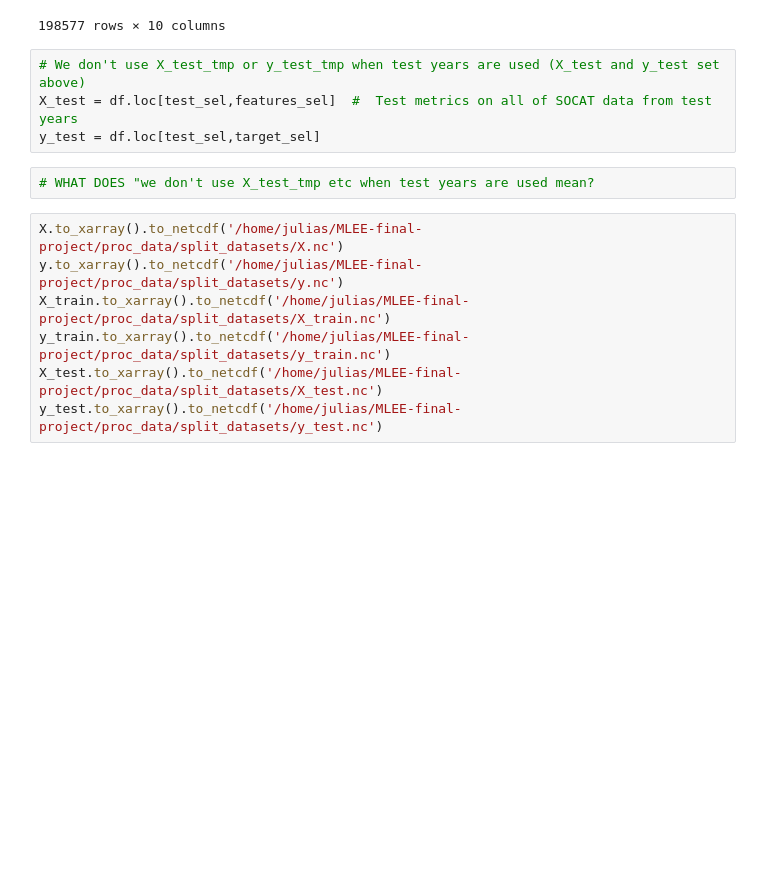
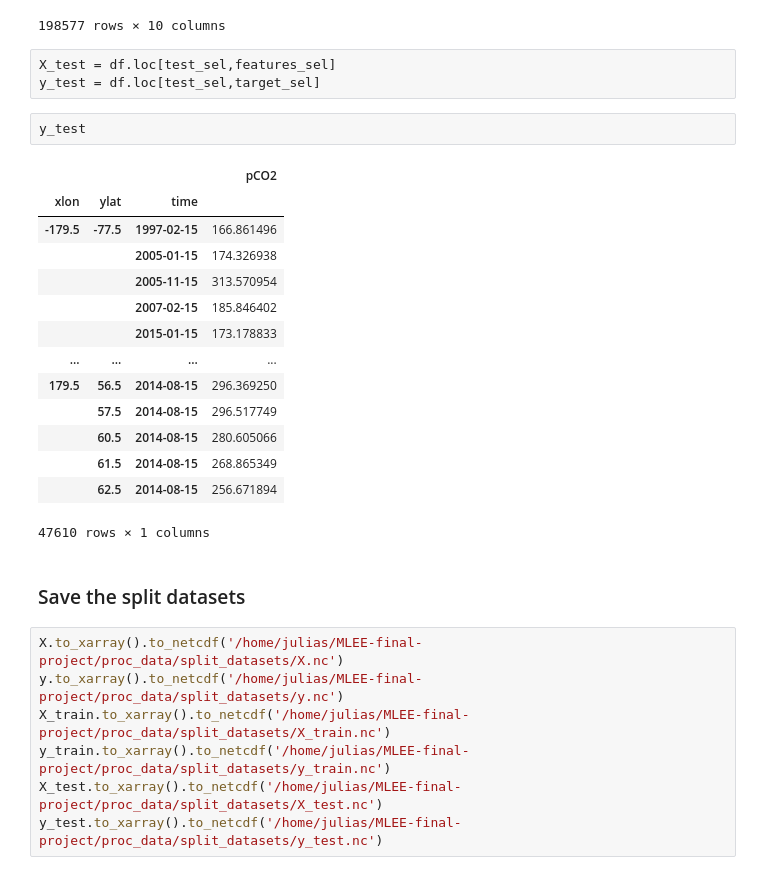
Before and after one commit to juliasimpson97/MLEE-final-project, a Jupyter notebook: proc_data/processed_data_split.ipynb, the cells around one changed output. Drawn from its saved outputs; the diff is of its cells as text; blank space fills up the shorter version.

Commit message:
cleaned up data split

```diff
--- a/proc_data/processed_data_split.ipynb
+++ b/proc_data/processed_data_split.ipynb
@@ -388,12 +301,28 @@ X_train
 |  | 59.5 | 1999-09-15 | 32.294956 | 8.800208 | 20.283894 | 0.448896 | 368.289978 | -0.267814 | -0.963471 | 0.861629 | 0.004429 | ... |
 |  | 62.5 | 2010-09-15 | 32.110329 | 7.941793 | 11.719041 | 4.770635 | 390.760529 | -0.267814 | -0.963471 | 0.887011 | 0.004029 | ... |
 198577 rows × 10 columns
-# %%
-# We don't use X_test_tmp or y_test_tmp when test years are used (X_test and y_test set above)
-X_test = df.loc[test_sel,features_sel]  #  Test metrics on all of SOCAT data from test years
-y_test = df.loc[test_sel,target_sel]
-# %%
-# WHAT DOES "we don't use X_test_tmp etc when test years are used mean?
+# %%
+X_test = df.loc[test_sel,features_sel]
+y_test = df.loc[test_sel,target_sel]
+# %%
+y_test
+# %% [output]
+|  |  |  | pCO2 |
+| xlon | ylat | time |  |
+| -179.5 | -77.5 | 1997-02-15 | 166.861496 |
+|  |  | 2005-01-15 | 174.326938 |
+|  |  | 2005-11-15 | 313.570954 |
+|  |  | 2007-02-15 | 185.846402 |
+|  |  | 2015-01-15 | 173.178833 |
+| ... | ... | ... | ... |
+| 179.5 | 56.5 | 2014-08-15 | 296.369250 |
+|  | 57.5 | 2014-08-15 | 296.517749 |
+|  | 60.5 | 2014-08-15 | 280.605066 |
+|  | 61.5 | 2014-08-15 | 268.865349 |
+|  | 62.5 | 2014-08-15 | 256.671894 |
+47610 rows × 1 columns
+# %% [markdown]
+### Save the split datasets
 # %%
 X.to_xarray().to_netcdf('/home/julias/MLEE-final-project/proc_data/split_datasets/X.nc')
 y.to_xarray().to_netcdf('/home/julias/MLEE-final-project/proc_data/split_datasets/y.nc')
```
Also changed, not shown: parts of 25 cells of this notebook.
